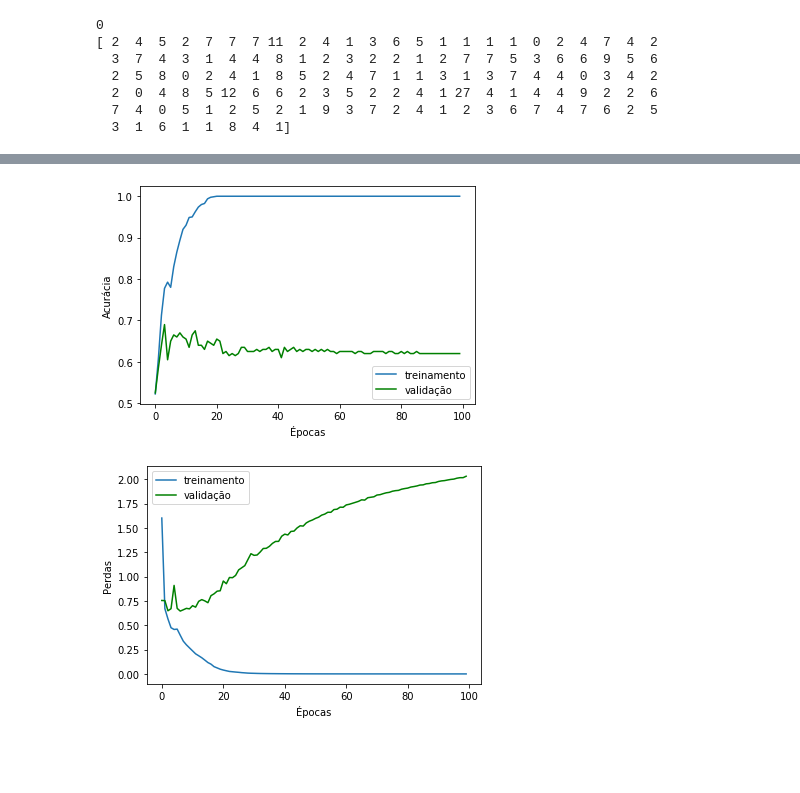
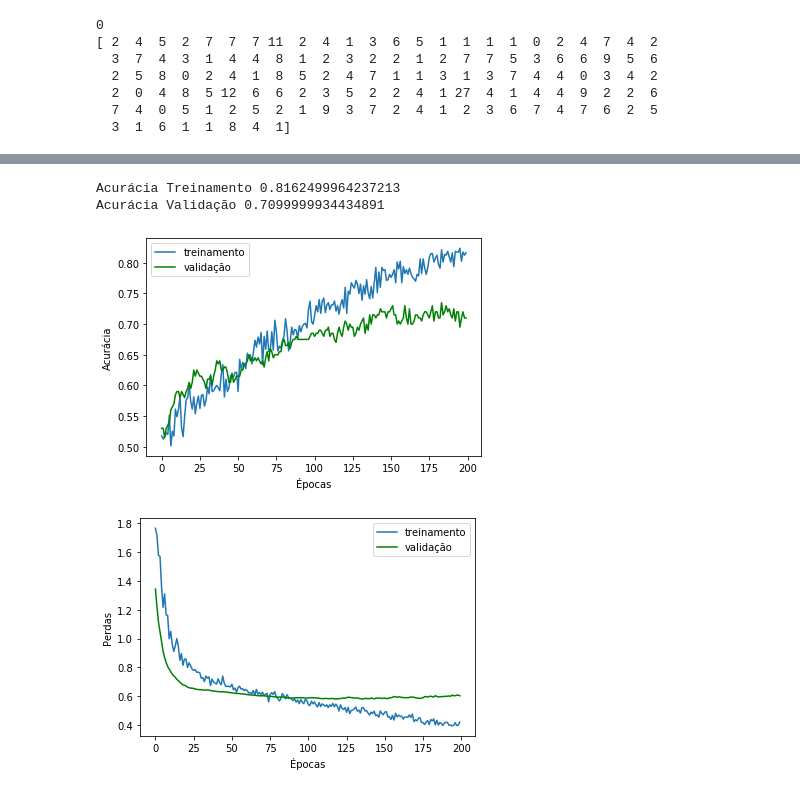
Before and after one commit to alura-cursos/Visao-Computacional-Classificacao, a Jupyter notebook: Detecção_de_imagens_com_pessoas.ipynb, the cells around one changed output, grey strips where cells are left out. Drawn from its saved outputs; the diff is of its cells as text; code cells hidden in the pictures; blank space fills up the shorter version.

Commit message:
aula-3.3-otimizacao-do-modelo

```diff
--- a/Detecção_de_imagens_com_pessoas.ipynb
+++ b/Detecção_de_imagens_com_pessoas.ipynb
@@ -235,20 +208,39 @@ Epoch 100/100
 # %%
+mlp_model = Sequential([
+    Dense(128, activation='relu', input_shape=(QUANTIDADE_PALAVRAS_VIRTUAIS,)),
+    Dropout(0.45),
+    Dense(32, activation='relu'),
+    Dropout(0.2),
+    Dense(1, activation='sigmoid')
+])
+
+adam = Adam(lr=0.0001)
+
+mlp_model.compile(optimizer=adam, loss='binary_crossentropy', metrics=['accuracy'])
+
+historico = mlp_model.fit(descritores_treinamento, rotulos_treinamento, batch_size=100, epochs=200, validation_data=(descritores_teste, rotulos_teste), verbose=False)
+
+print("Acurácia Treinamento", historico.history['acc'][-1])
+print("Acurácia Validação", historico.history['val_acc'][-1])
+
 #Acurácia
 
 plt.plot(historico.history['acc'])
 plt.plot(historico.history['val_acc'], color='green')
 plt.legend(['treinamento','validação'])
 plt.xlabel('Épocas')
 plt.ylabel('Acurácia')
 plt.show()
 # perdas
 
 plt.plot(historico.history['loss'])
 plt.plot(historico.history['val_loss'], color='green')
 plt.legend(['treinamento','validação'])
 plt.xlabel('Épocas')
 plt.ylabel('Perdas')
 plt.show()
 # %% [output]
+Acurácia Treinamento 0.8162499964237213
+Acurácia Validação 0.7099999934434891
-[figure, old version]
+[figure, new version]
-[figure, old version]
+[figure, new version]
```
Also changed, not shown: parts of 2 cells of this notebook.
